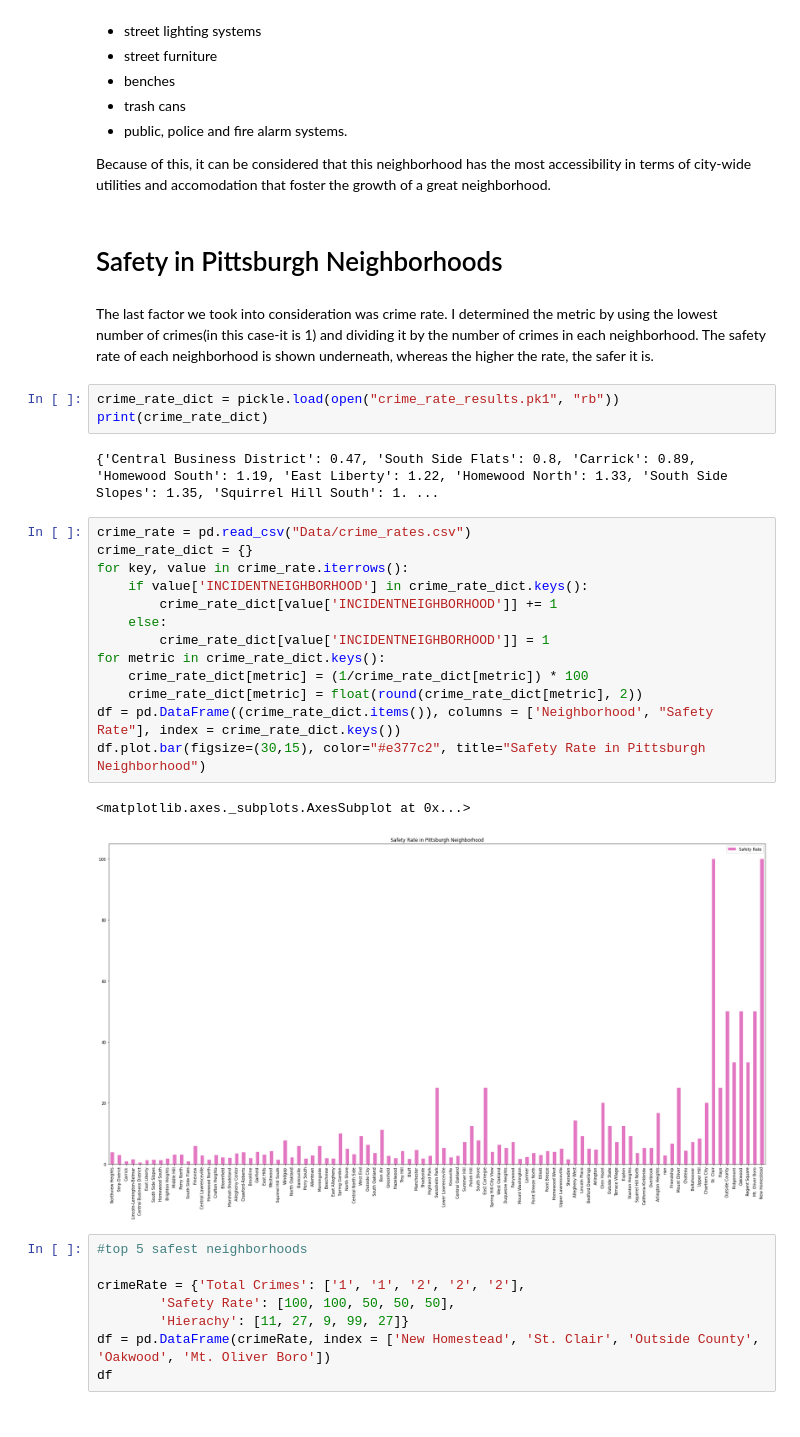
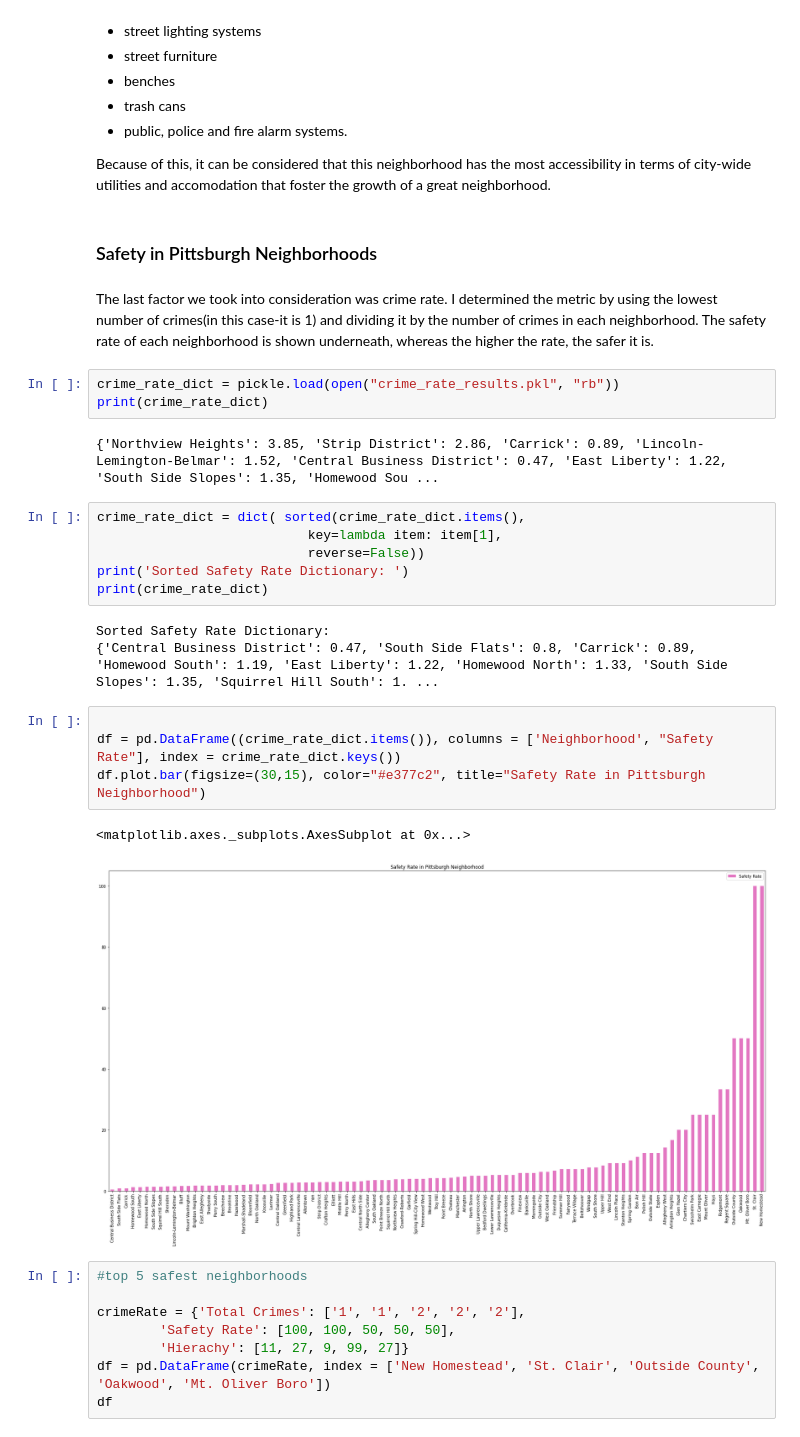
Before and after one commit to Kabi22/Big-Ideas-Final-Project, a Jupyter notebook: Results_Combined.ipynb, the cells around one changed output. Cells and saved outputs as stored; diff of their text form.

Commit message:
final results updated

```diff
--- a/Results_Combined.ipynb
+++ b/Results_Combined.ipynb
@@ -89,30 +102,30 @@ As shown, Highland Park has the most amount of City Facilities which include but
 
 Because of this, it can be considered that this neighborhood has the most accessibility in terms of city-wide utilities and accomodation that foster the growth of a great neighborhood.
 # %% [markdown]
-# Safety in Pittsburgh Neighborhoods #
+### Safety in Pittsburgh Neighborhoods
 # %% [markdown]
 The last factor we took into consideration was crime rate. I determined the metric by using the lowest number of crimes(in this case-it is 1) and dividing it by the number of crimes in each neighborhood. The safety rate of each neighborhood is shown underneath, whereas the higher the rate, the safer it is.
 # %%
-crime_rate_dict = pickle.load(open("crime_rate_results.pk1", "rb"))
+crime_rate_dict = pickle.load(open("crime_rate_results.pkl", "rb"))
 print(crime_rate_dict)
 # %% [output]
-{'Central Business District': 0.47, 'South Side Flats': 0.8, 'Carrick': 0.89, 'Homewood South': 1.19, 'East Liberty': 1.22, 'Homewood North': 1.33, 'South Side Slopes': 1.35, 'Squirrel Hill South': 1. ...
+{'Northview Heights': 3.85, 'Strip District': 2.86, 'Carrick': 0.89, 'Lincoln-Lemington-Belmar': 1.52, 'Central Business District': 0.47, 'East Liberty': 1.22, 'South Side Slopes': 1.35, 'Homewood Sou ...
+# %%
+crime_rate_dict = dict( sorted(crime_rate_dict.items(),
+                           key=lambda item: item[1],
+                           reverse=False))
+print('Sorted Safety Rate Dictionary: ')
+print(crime_rate_dict)
+# %% [output]
+Sorted Safety Rate Dictionary:
+{'Central Business District': 0.47, 'South Side Flats': 0.8, 'Carrick': 0.89, 'Homewood South': 1.19, 'East Liberty': 1.22, 'Homewood North': 1.33, 'South Side Slopes': 1.35, 'Squirrel Hill South': 1. ...
 # %%
-crime_rate = pd.read_csv("Data/crime_rates.csv")
-crime_rate_dict = {}
-for key, value in crime_rate.iterrows():
-    if value['INCIDENTNEIGHBORHOOD'] in crime_rate_dict.keys():
-        crime_rate_dict[value['INCIDENTNEIGHBORHOOD']] += 1
-    else:
-        crime_rate_dict[value['INCIDENTNEIGHBORHOOD']] = 1
-for metric in crime_rate_dict.keys():
-    crime_rate_dict[metric] = (1/crime_rate_dict[metric]) * 100
-    crime_rate_dict[metric] = float(round(crime_rate_dict[metric], 2))
+
 df = pd.DataFrame((crime_rate_dict.items()), columns = ['Neighborhood', "Safety Rate"], index = crime_rate_dict.keys())
 df.plot.bar(figsize=(30,15), color="#e377c2", title="Safety Rate in Pittsburgh Neighborhood")
 # %% [output]
 <matplotlib.axes._subplots.AxesSubplot at 0x...>
-[figure, old version]
+[figure, new version]
 # %%
 #top 5 safest neighborhoods
 
```
Also changed, not shown: parts of 12 cells of this notebook, 1 other file.
